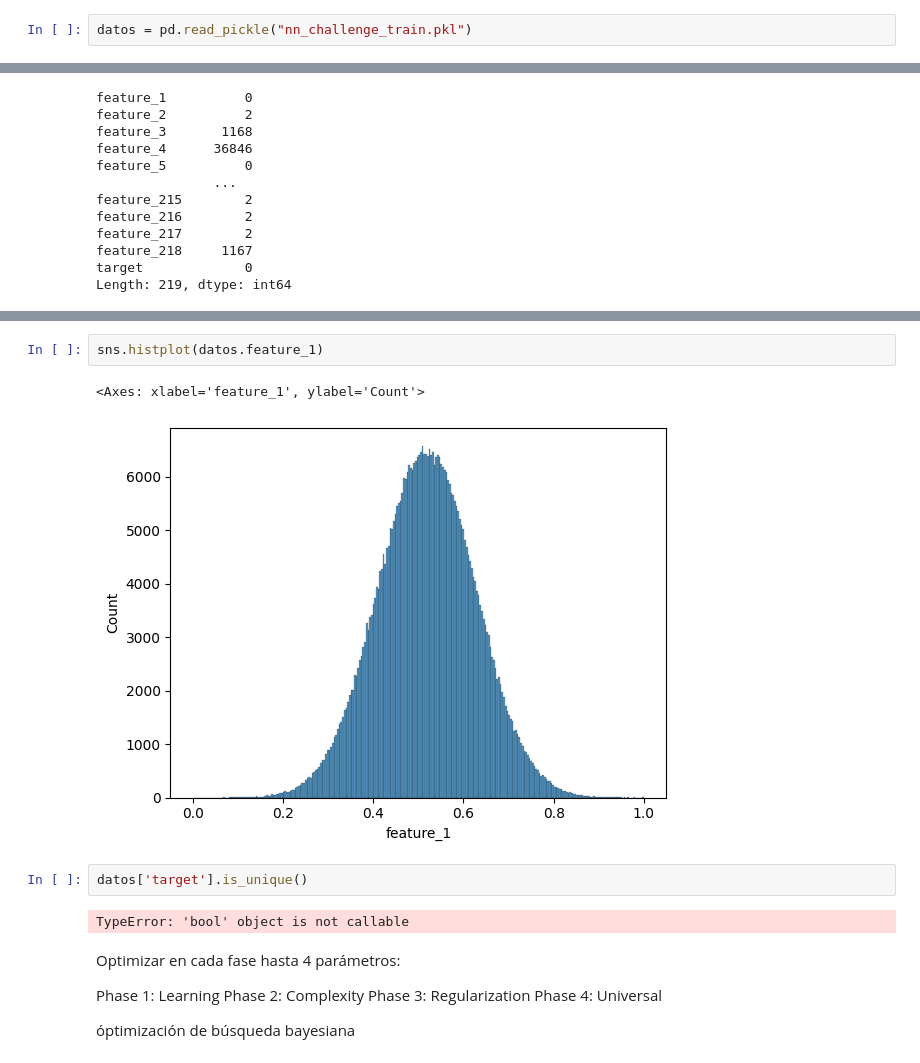
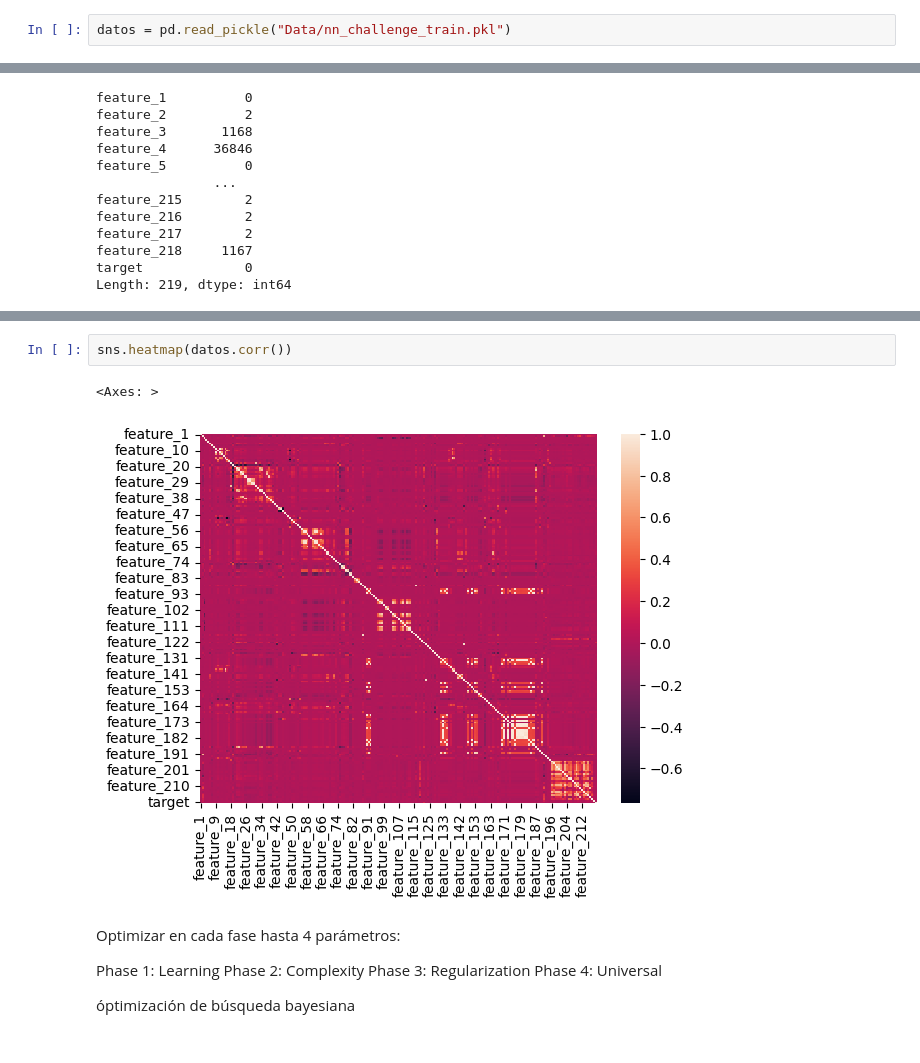
Before and after one commit to FranzValerio/baubap-nn-challenge, a Jupyter notebook: Notebooks/data_exploratory.ipynb, the cells around one changed output, grey strips where cells are left out. Drawn from its saved outputs; the diff is of its cells as text.

```diff
--- a/Notebooks/data_exploratory.ipynb
+++ b/Notebooks/data_exploratory.ipynb
@@ -19,5 +25,5 @@ import tensorflow as tf
 # %%
-datos = pd.read_pickle("nn_challenge_train.pkl")
+datos = pd.read_pickle("Data/nn_challenge_train.pkl")
 # %%
 datos.head()
 # %% [output]
@@ -68,12 +111,8 @@ Length: 219, dtype: int64
 # %%
-sns.histplot(datos.feature_1)
+sns.heatmap(datos.corr())
 # %% [output]
-<Axes: xlabel='feature_1', ylabel='Count'>
+<Axes: >
-[figure, old version]
+[figure, new version]
-# %%
-datos['target'].is_unique()
-# %% [output]
-TypeError: 'bool' object is not callable
 # %% [markdown]
 Optimizar en cada fase hasta 4 parámetros:
 
```
Also changed, not shown: parts of 7 cells of this notebook.
